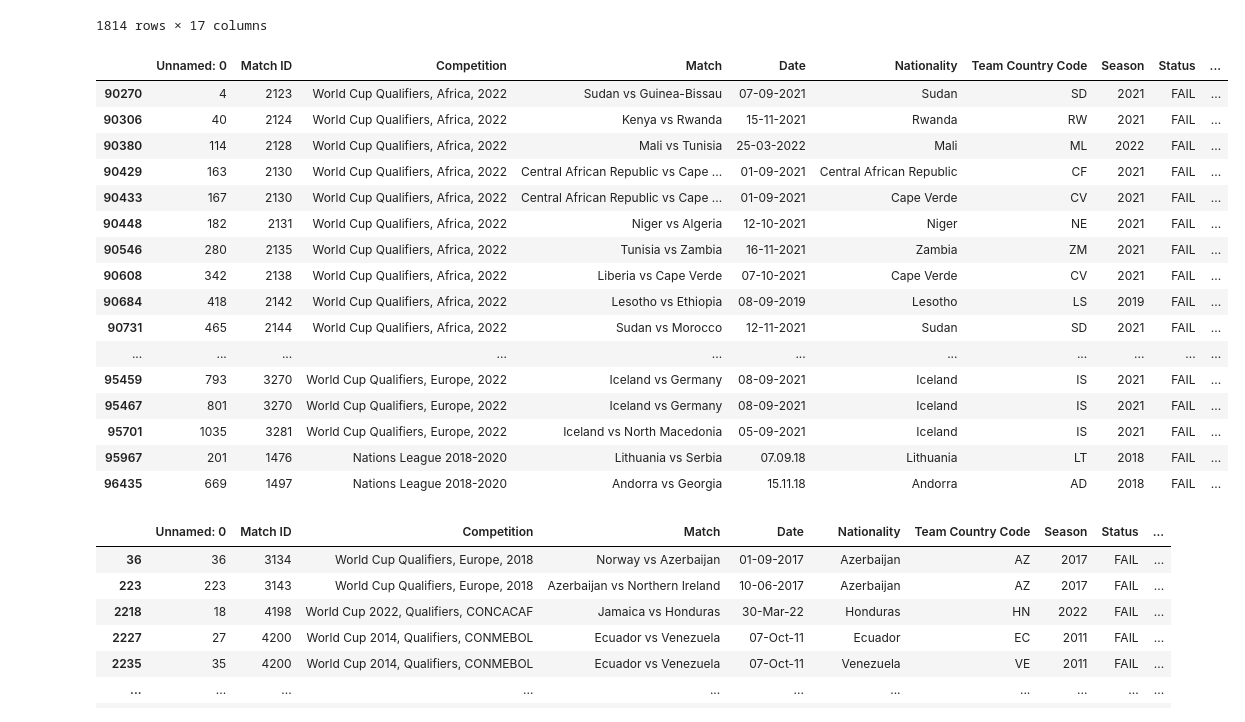
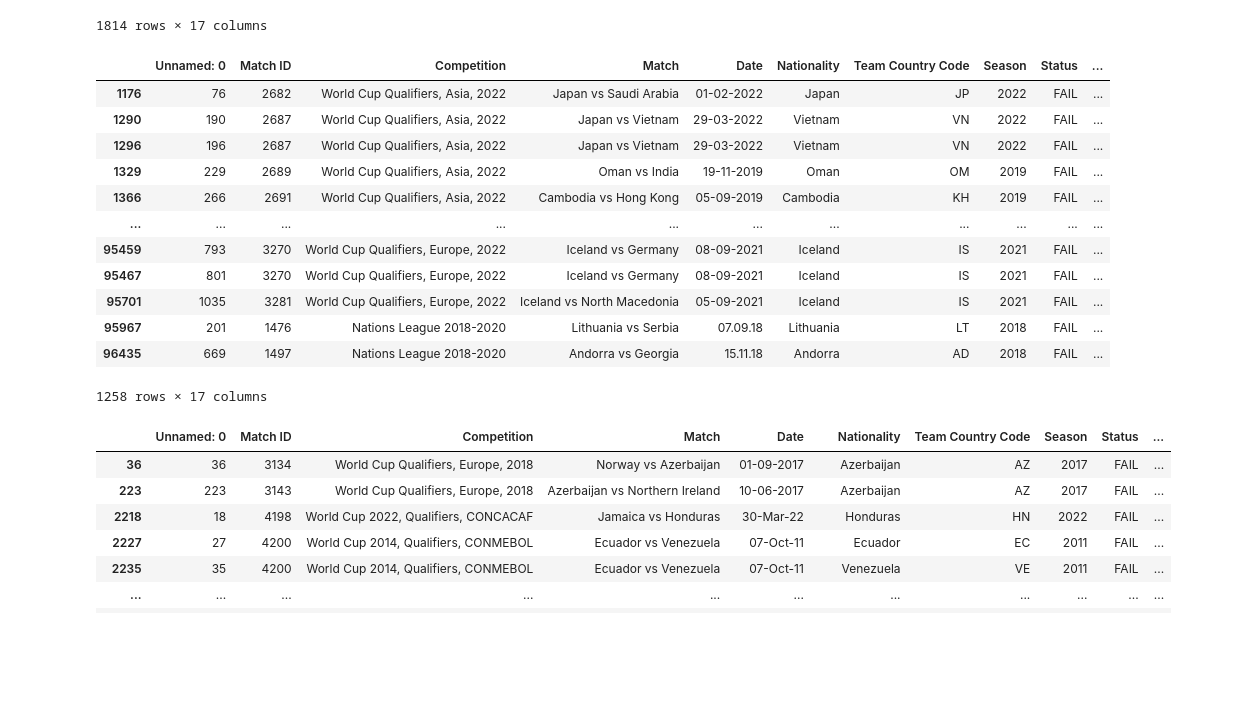
Before and after one commit to finnlsmith/footy_project_market_value_rankings, a Jupyter notebook: create_dataset_1/assemble_dataset_1_part_2.ipynb, the cells around one changed output. Cells and saved outputs as stored; diff of their text form; code cells hidden in the pictures; blank space fills up the shorter version.

```diff
--- a/create_dataset_1/assemble_dataset_1_part_2.ipynb
+++ b/create_dataset_1/assemble_dataset_1_part_2.ipynb
@@ -1024,50 +1024,46 @@ combined_df_failed[combined_df_failed['Lookup Return Case'] == 'Online Lookup Re
 #guys with one name found - 1258
 combined_df_failed[(combined_df_failed['Lookup Return Case'] == 'Online Lookup Required') &
                    ((~combined_df_failed['Name'].apply(lambda x: isinstance(x, list))) &
                     (~combined_df_failed['Name'].str.startswith('['))) &
-                   (combined_df_failed['Name(s) Found'] != '0')].tail(30)
+                   (combined_df_failed['Name(s) Found'] != '0')]#.tail(30)
 
 #if the name is initial + name make sure the name starts with initial and ends with name. be mindful of the accents here if names are same w accents removed that's ok
 
 #if its just name (no initials) do nothing
 
 #is the name that it found the closest match in the dataset_nationality?
 #is there another name in the dataset thats basically a better quality of match?? or the same?
     #if there is another potential name do you do the multi name match date lookup?
 
         #if one guy is remaining YOU HAVE A MATCH
 
         #if multiple remaining, then see the below example when there's an array of names
 
         #if 0 remaining then what?
 
     #if not any other potential names, evaluate the quality of this match.
 
         #if the quality is good then YOU HAVE A MATCH
 
         #if the quality is super super low then what?
 
     #provided you have a name
     #look up that name + that season
     #if there are no rows, you have to look them up online
 # %% [output]
 |  | Unnamed: 0 | Match ID | Competition | Match | Date | Nationality | Team Country Code | Season | Status | ... |
-| 90270 | 4 | 2123 | World Cup Qualifiers, Africa, 2022 | Sudan vs Guinea-Bissau | 07-09-2021 | Sudan | SD | 2021 | FAIL | ... |
-| 90306 | 40 | 2124 | World Cup Qualifiers, Africa, 2022 | Kenya vs Rwanda | 15-11-2021 | Rwanda | RW | 2021 | FAIL | ... |
-| 90380 | 114 | 2128 | World Cup Qualifiers, Africa, 2022 | Mali vs Tunisia | 25-03-2022 | Mali | ML | 2022 | FAIL | ... |
-| 90429 | 163 | 2130 | World Cup Qualifiers, Africa, 2022 | Central African Republic vs Cape ... | 01-09-2021 | Central African Republic | CF | 2021 | FAIL | ... |
-| 90433 | 167 | 2130 | World Cup Qualifiers, Africa, 2022 | Central African Republic vs Cape ... | 01-09-2021 | Cape Verde | CV | 2021 | FAIL | ... |
-| 90448 | 182 | 2131 | World Cup Qualifiers, Africa, 2022 | Niger vs Algeria | 12-10-2021 | Niger | NE | 2021 | FAIL | ... |
-| 90546 | 280 | 2135 | World Cup Qualifiers, Africa, 2022 | Tunisia vs Zambia | 16-11-2021 | Zambia | ZM | 2021 | FAIL | ... |
-| 90608 | 342 | 2138 | World Cup Qualifiers, Africa, 2022 | Liberia vs Cape Verde | 07-10-2021 | Cape Verde | CV | 2021 | FAIL | ... |
-| 90684 | 418 | 2142 | World Cup Qualifiers, Africa, 2022 | Lesotho vs Ethiopia | 08-09-2019 | Lesotho | LS | 2019 | FAIL | ... |
-| 90731 | 465 | 2144 | World Cup Qualifiers, Africa, 2022 | Sudan vs Morocco | 12-11-2021 | Sudan | SD | 2021 | FAIL | ... |
+| 1176 | 76 | 2682 | World Cup Qualifiers, Asia, 2022 | Japan vs Saudi Arabia | 01-02-2022 | Japan | JP | 2022 | FAIL | ... |
+| 1290 | 190 | 2687 | World Cup Qualifiers, Asia, 2022 | Japan vs Vietnam | 29-03-2022 | Vietnam | VN | 2022 | FAIL | ... |
+| 1296 | 196 | 2687 | World Cup Qualifiers, Asia, 2022 | Japan vs Vietnam | 29-03-2022 | Vietnam | VN | 2022 | FAIL | ... |
+| 1329 | 229 | 2689 | World Cup Qualifiers, Asia, 2022 | Oman vs India | 19-11-2019 | Oman | OM | 2019 | FAIL | ... |
+| 1366 | 266 | 2691 | World Cup Qualifiers, Asia, 2022 | Cambodia vs Hong Kong | 05-09-2019 | Cambodia | KH | 2019 | FAIL | ... |
 | ... | ... | ... | ... | ... | ... | ... | ... | ... | ... | ... |
 | 95459 | 793 | 3270 | World Cup Qualifiers, Europe, 2022 | Iceland vs Germany | 08-09-2021 | Iceland | IS | 2021 | FAIL | ... |
 | 95467 | 801 | 3270 | World Cup Qualifiers, Europe, 2022 | Iceland vs Germany | 08-09-2021 | Iceland | IS | 2021 | FAIL | ... |
 | 95701 | 1035 | 3281 | World Cup Qualifiers, Europe, 2022 | Iceland vs North Macedonia | 05-09-2021 | Iceland | IS | 2021 | FAIL | ... |
 | 95967 | 201 | 1476 | Nations League 2018-2020 | Lithuania vs Serbia | 07.09.18 | Lithuania | LT | 2018 | FAIL | ... |
 | 96435 | 669 | 1497 | Nations League 2018-2020 | Andorra vs Georgia | 15.11.18 | Andorra | AD | 2018 | FAIL | ... |
+1258 rows × 17 columns
 # %%
 #guys with multiple names found - 321
 combined_df_failed[((combined_df_failed['Lookup Return Case'] == 'Online Lookup Required') &
```
Also changed, not shown: 4 other files.
